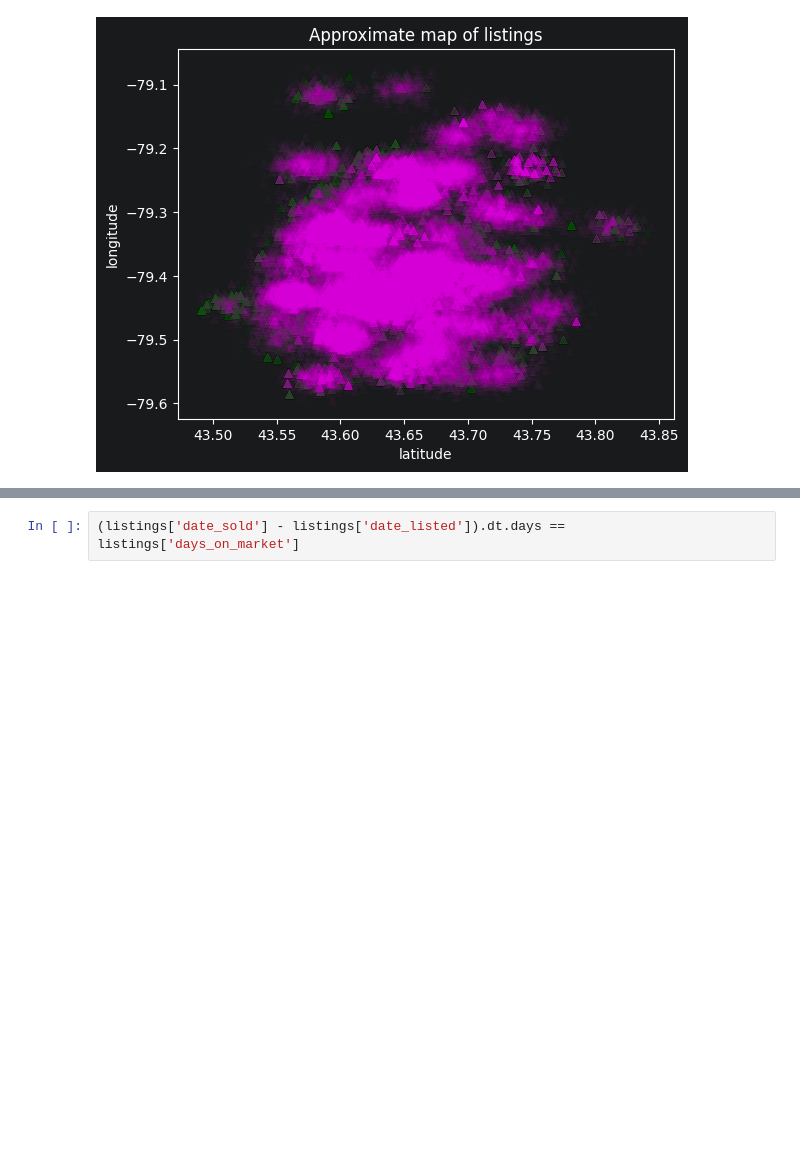
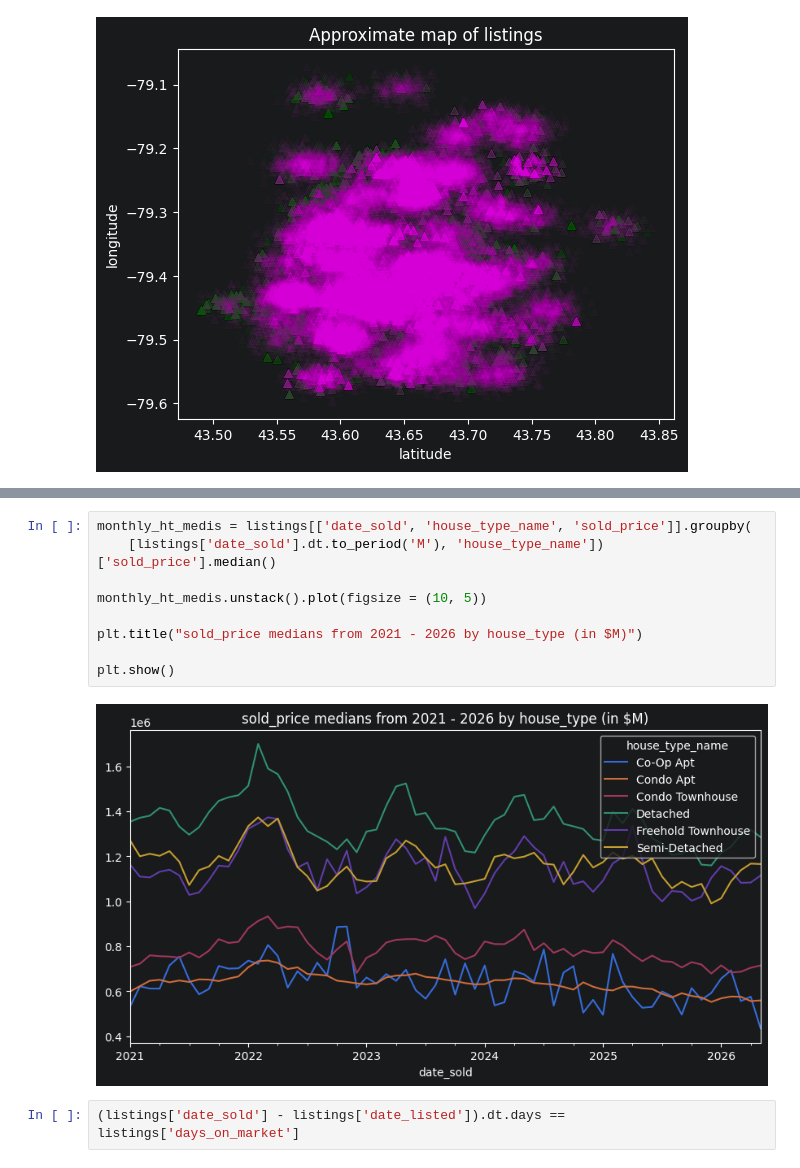
Before and after one commit to LucasWHJ/SSU-Data-Dash-2026-Toronto-Home-Price-Prediction-Challenge, a Jupyter notebook: notebooks/01_eda.ipynb, the cells around one changed output, grey strips where cells are left out. Drawn from its saved outputs; the diff is of its cells as text; blank space fills up the shorter version.

```diff
--- a/notebooks/01_eda.ipynb
+++ b/notebooks/01_eda.ipynb
@@ -152,3 +171,14 @@ monthly.unstack().plot(figsize = (10, 5), ylabel = "Median sold price ($)", xlab
+# %%
+monthly_ht_medis = listings[['date_sold', 'house_type_name', 'sold_price']].groupby(
+    [listings['date_sold'].dt.to_period('M'), 'house_type_name'])['sold_price'].median()
+
+monthly_ht_medis.unstack().plot(figsize = (10, 5))
+
+plt.title("sold_price medians from 2021 - 2026 by house_type (in $M)")
+
+plt.show()
+# %% [output]
+[figure, added]
 # %%
 (listings['date_sold'] - listings['date_listed']).dt.days == listings['days_on_market']
 # %% [output]
```
Also changed, not shown: parts of 2 cells of this notebook.
